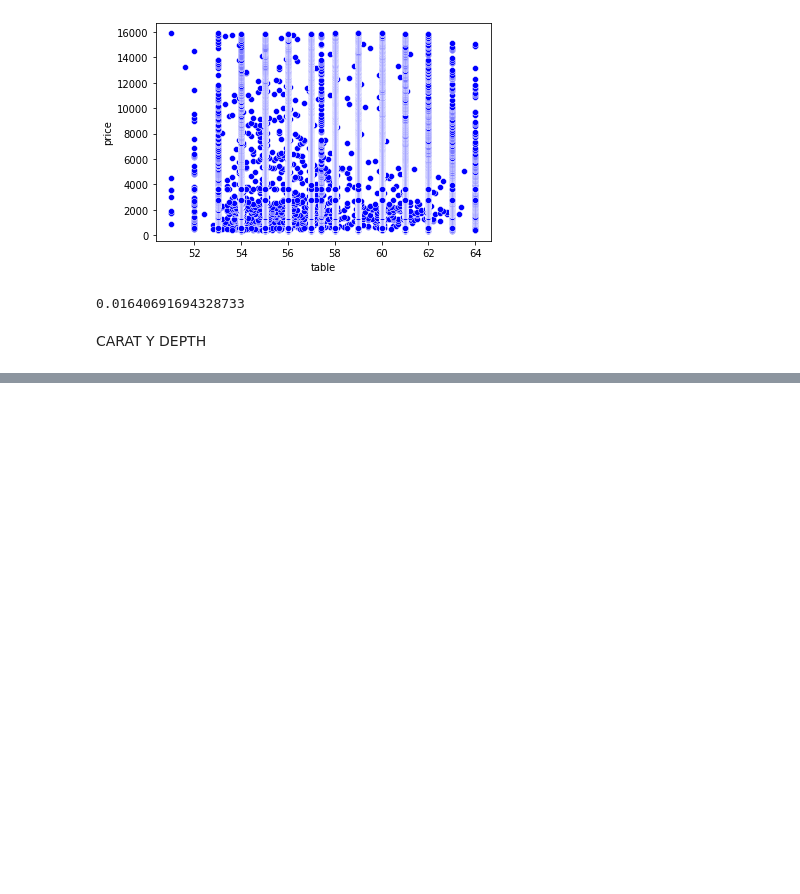
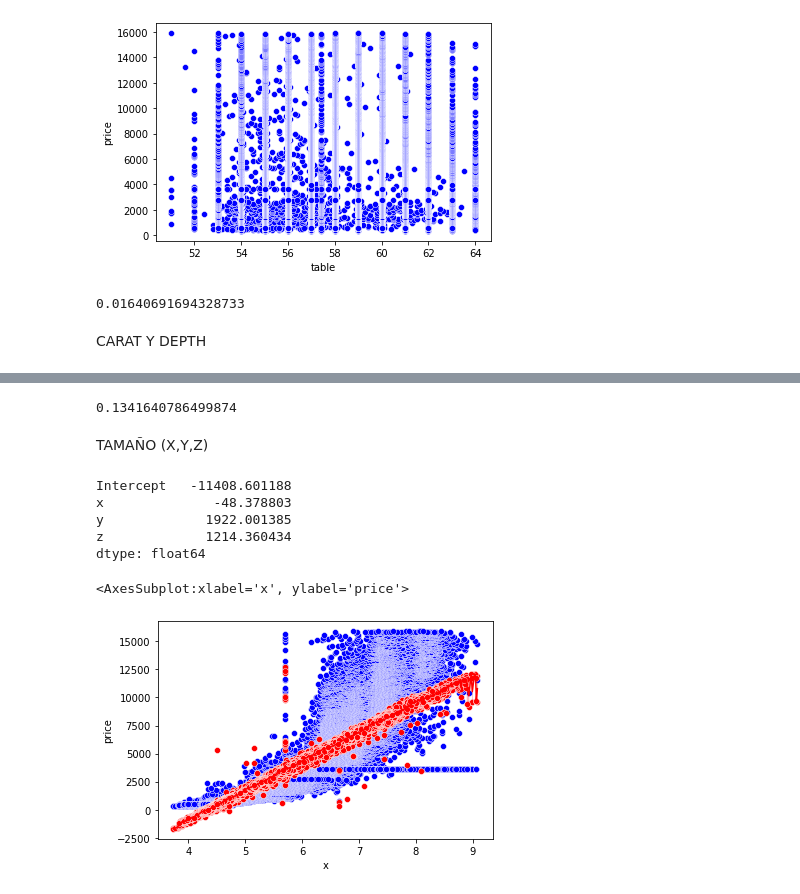
Before and after one commit to ElizabethCobos/Actividad1_gestion, a Jupyter notebook: TAREA 1.ipynb, the cells around one changed output, grey strips where cells are left out. Cells and saved outputs as stored; diff of their text form; code cells hidden in the pictures; blank space fills up the shorter version.

```diff
--- a/TAREA 1.ipynb
+++ b/TAREA 1.ipynb
@@ -410,0 +509,33 @@ sns.lineplot(x='depth', y='Predicciones', color="red", data=df4)
+# %%
+#Calculamos el coeficiente de correlación R
+correlacion_depthtable= np.sqrt(0.018)
+print (correlacion_depthtable)
+# %% [output]
+0.1341640786499874
+# %% [markdown]
+TAMAÑO (X,Y,Z)
+# %%
+#Definimos la función del modelo de predicción
+
+model_tamaño=smf.ols(formula="price~x+y+z", data=df4).fit()
+print(model_tamaño.params)
+# %% [output]
+Intercept   -11408.601188
+x              -48.378803
+y             1922.001385
+z             1214.360434
+dtype: float64
+# %%
+#Agregamos la columna de predicción al dataframe
+Form= -11408.601188 -48.3788036*df4['x'] + 1922.001385*df4['y'] + 1214.360434*df4['z']
+df4.insert(loc=0, column='Predicciones_tamaño', value=Form)
+#print (df4)
+# %%
+#Visualizamos la gráfica comparativa entre el total real y el total predecido
+
+sns.scatterplot(x='x', y='price', color="blue", data=df4)
+sns.scatterplot(x='x', y='Predicciones_tamaño', color="red", data=df4)
+sns.lineplot(x='x', y='Predicciones_tamaño', color="red", data=df4)
+# %% [output]
+<AxesSubplot:xlabel='x', ylabel='price'>
+[figure, added]
```
Also changed, not shown: parts of 22 cells of this notebook.
